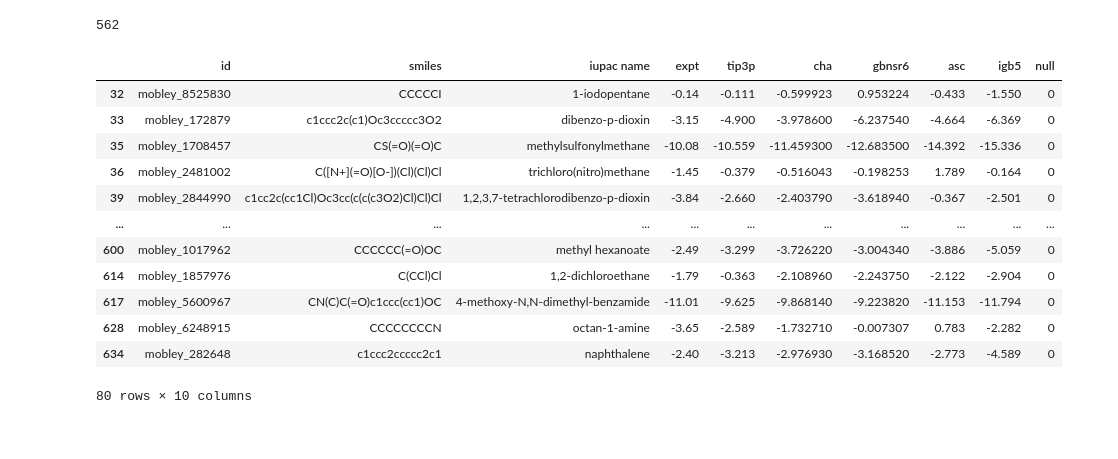
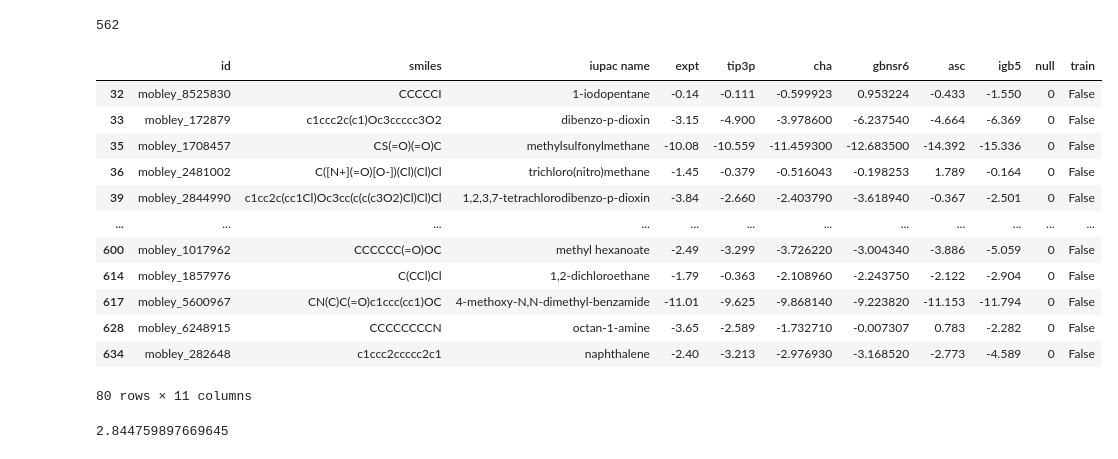
Before and after one commit to Onufriev-Lab/deepchem_HFE_residual_modeling, a Jupyter notebook: database_csv.ipynb, the cells around one changed output. Saved outputs shown, nothing was run; the diff lists cells and outputs as text; code cells hidden in the pictures.

```diff
--- a/database_csv.ipynb
+++ b/database_csv.ipynb
@@ -71,22 +71,23 @@ len(b)
 # %%
 df_test = df[df.index.isin(val)]
 df_train = df[df.index.isin(b)]
-df_test
+df['train'] = df.index.isin(b)
+df[df.train==0]
 # rmsd(df_test['expt'],df_test['gbnsr6'])
 # %% [output]
-|  | id | smiles | iupac name | expt | tip3p | cha | gbnsr6 | asc | igb5 | null |
-| 32 | mobley_8525830 | CCCCCI | 1-iodopentane | -0.14 | -0.111 | -0.599923 | 0.953224 | -0.433 | -1.550 | 0 |
-| 33 | mobley_172879 | c1ccc2c(c1)Oc3ccccc3O2 | dibenzo-p-dioxin | -3.15 | -4.900 | -3.978600 | -6.237540 | -4.664 | -6.369 | 0 |
-| 35 | mobley_1708457 | CS(=O)(=O)C | methylsulfonylmethane | -10.08 | -10.559 | -11.459300 | -12.683500 | -14.392 | -15.336 | 0 |
-| 36 | mobley_2481002 | C([N+](=O)[O-])(Cl)(Cl)Cl | trichloro(nitro)methane | -1.45 | -0.379 | -0.516043 | -0.198253 | 1.789 | -0.164 | 0 |
-| 39 | mobley_2844990 | c1cc2c(cc1Cl)Oc3cc(c(c(c3O2)Cl)Cl)Cl | 1,2,3,7-tetrachlorodibenzo-p-dioxin | -3.84 | -2.660 | -2.403790 | -3.618940 | -0.367 | -2.501 | 0 |
-| ... | ... | ... | ... | ... | ... | ... | ... | ... | ... | ... |
-| 600 | mobley_1017962 | CCCCCC(=O)OC | methyl hexanoate | -2.49 | -3.299 | -3.726220 | -3.004340 | -3.886 | -5.059 | 0 |
-| 614 | mobley_1857976 | C(CCl)Cl | 1,2-dichloroethane | -1.79 | -0.363 | -2.108960 | -2.243750 | -2.122 | -2.904 | 0 |
-| 617 | mobley_5600967 | CN(C)C(=O)c1ccc(cc1)OC | 4-methoxy-N,N-dimethyl-benzamide | -11.01 | -9.625 | -9.868140 | -9.223820 | -11.153 | -11.794 | 0 |
-| 628 | mobley_6248915 | CCCCCCCCN | octan-1-amine | -3.65 | -2.589 | -1.732710 | -0.007307 | 0.783 | -2.282 | 0 |
-| 634 | mobley_282648 | c1ccc2ccccc2c1 | naphthalene | -2.40 | -3.213 | -2.976930 | -3.168520 | -2.773 | -4.589 | 0 |
+|  | id | smiles | iupac name | expt | tip3p | cha | gbnsr6 | asc | igb5 | null | train |
+| 32 | mobley_8525830 | CCCCCI | 1-iodopentane | -0.14 | -0.111 | -0.599923 | 0.953224 | -0.433 | -1.550 | 0 | False |
+| 33 | mobley_172879 | c1ccc2c(c1)Oc3ccccc3O2 | dibenzo-p-dioxin | -3.15 | -4.900 | -3.978600 | -6.237540 | -4.664 | -6.369 | 0 | False |
+| 35 | mobley_1708457 | CS(=O)(=O)C | methylsulfonylmethane | -10.08 | -10.559 | -11.459300 | -12.683500 | -14.392 | -15.336 | 0 | False |
+| 36 | mobley_2481002 | C([N+](=O)[O-])(Cl)(Cl)Cl | trichloro(nitro)methane | -1.45 | -0.379 | -0.516043 | -0.198253 | 1.789 | -0.164 | 0 | False |
+| 39 | mobley_2844990 | c1cc2c(cc1Cl)Oc3cc(c(c(c3O2)Cl)Cl)Cl | 1,2,3,7-tetrachlorodibenzo-p-dioxin | -3.84 | -2.660 | -2.403790 | -3.618940 | -0.367 | -2.501 | 0 | False |
+| ... | ... | ... | ... | ... | ... | ... | ... | ... | ... | ... | ... |
+| 600 | mobley_1017962 | CCCCCC(=O)OC | methyl hexanoate | -2.49 | -3.299 | -3.726220 | -3.004340 | -3.886 | -5.059 | 0 | False |
+| 614 | mobley_1857976 | C(CCl)Cl | 1,2-dichloroethane | -1.79 | -0.363 | -2.108960 | -2.243750 | -2.122 | -2.904 | 0 | False |
+| 617 | mobley_5600967 | CN(C)C(=O)c1ccc(cc1)OC | 4-methoxy-N,N-dimethyl-benzamide | -11.01 | -9.625 | -9.868140 | -9.223820 | -11.153 | -11.794 | 0 | False |
+| 628 | mobley_6248915 | CCCCCCCCN | octan-1-amine | -3.65 | -2.589 | -1.732710 | -0.007307 | 0.783 | -2.282 | 0 | False |
+| 634 | mobley_282648 | c1ccc2ccccc2c1 | naphthalene | -2.40 | -3.213 | -2.976930 | -3.168520 | -2.773 | -4.589 | 0 | False |
-80 rows × 10 columns
+80 rows × 11 columns
 # %%
 df.to_csv('dicts/full_dataset.csv',index=False)
 df_test.to_csv('dicts/test_dataset.csv',index=False)
@@ -96,3 +97,8 @@ df_train.to_csv('dicts/train_dataset.csv',index=False)
 df.to_csv('../DC_solvation/dicts/full_dataset.csv',index=False)
 df_test.to_csv('../DC_solvation/dicts/test_dataset.csv',index=False)
 df_train.to_csv('../DC_solvation/dicts/train_dataset.csv',index=False)
+# %%
+df = pd.read_csv('dicts/full_dataset.csv')
+rmsd(df['expt'],df['igb5'])
+# %% [output]
+2.844759897669645
```
Also changed, not shown: 1 other file.
